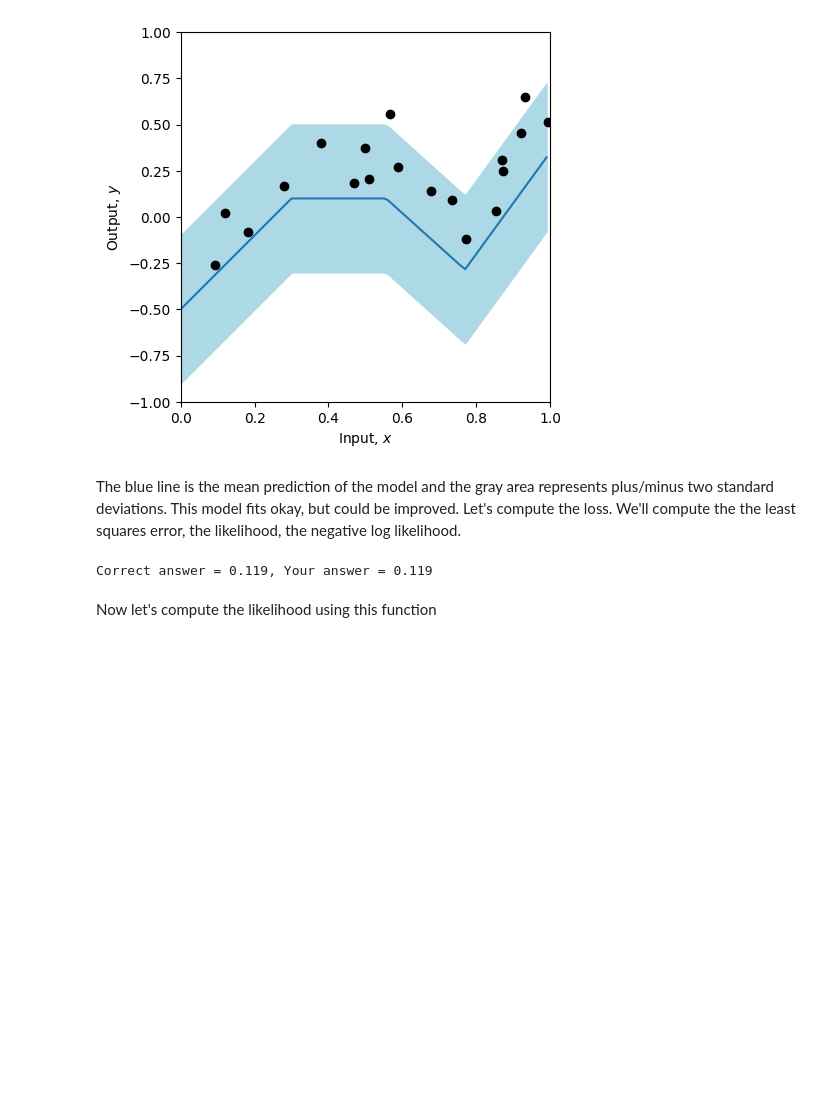
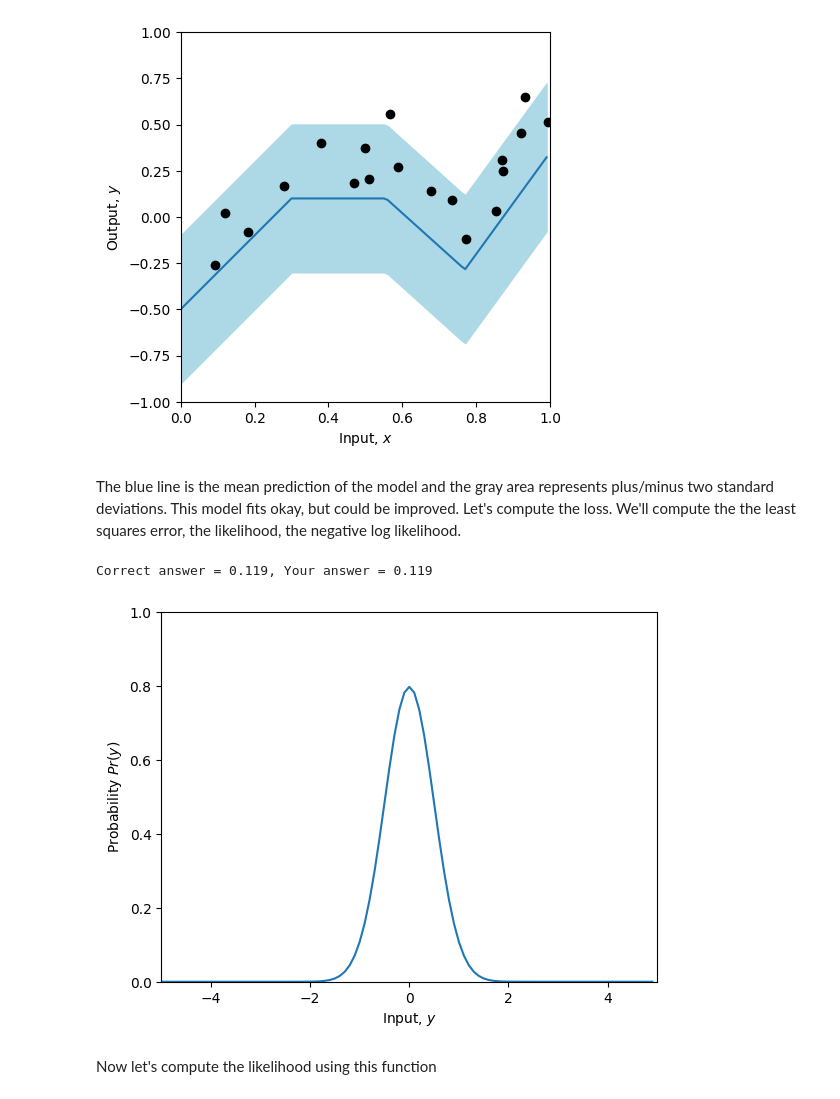
Before and after one commit to Agoth24/udl-notebooks, a Jupyter notebook: Chap05/5_1_Least_Squares_Loss.ipynb, the cells around one changed output. Saved outputs shown, nothing was run; the diff lists cells and outputs as text; code cells hidden in the pictures; blank space fills up the shorter version.

```diff
--- a/Chap05/5_1_Least_Squares_Loss.ipynb
+++ b/Chap05/5_1_Least_Squares_Loss.ipynb
@@ -111,21 +111,23 @@ Correct answer = 0.119, Your answer = 0.119
 # %%
 # Let's plot the Gaussian distribution.
 y_gauss = np.arange(-5,5,0.1)
-mu = 0; sigma = 1.0
+mu = 0; sigma = 0.5
 gauss_prob = normal_distribution(y_gauss, mu, sigma)
 fig, ax = plt.subplots()
 ax.plot(y_gauss, gauss_prob)
 ax.set_xlabel(r'Input, $y$'); ax.set_ylabel(r'Probability $Pr(y)$')
 ax.set_xlim([-5,5]);ax.set_ylim([0,1.0])
 plt.show()
 
 # TODO
 # 1. Predict what will happen if we change to mu=1 and leave sigma=1
 # Now change the code above and see if you were correct.
 
 # 2. Predict what will happen if we leave mu = 0 and change sigma to 2.0
 
 # 3. Predict what will happen if we leave mu = 0 and change sigma to 0.5
+# %% [output]
+[figure, added]
 # %% [markdown]
 Now let's compute the likelihood using this function
 # %%
```
Also changed, not shown: parts of 12 cells of this notebook.
